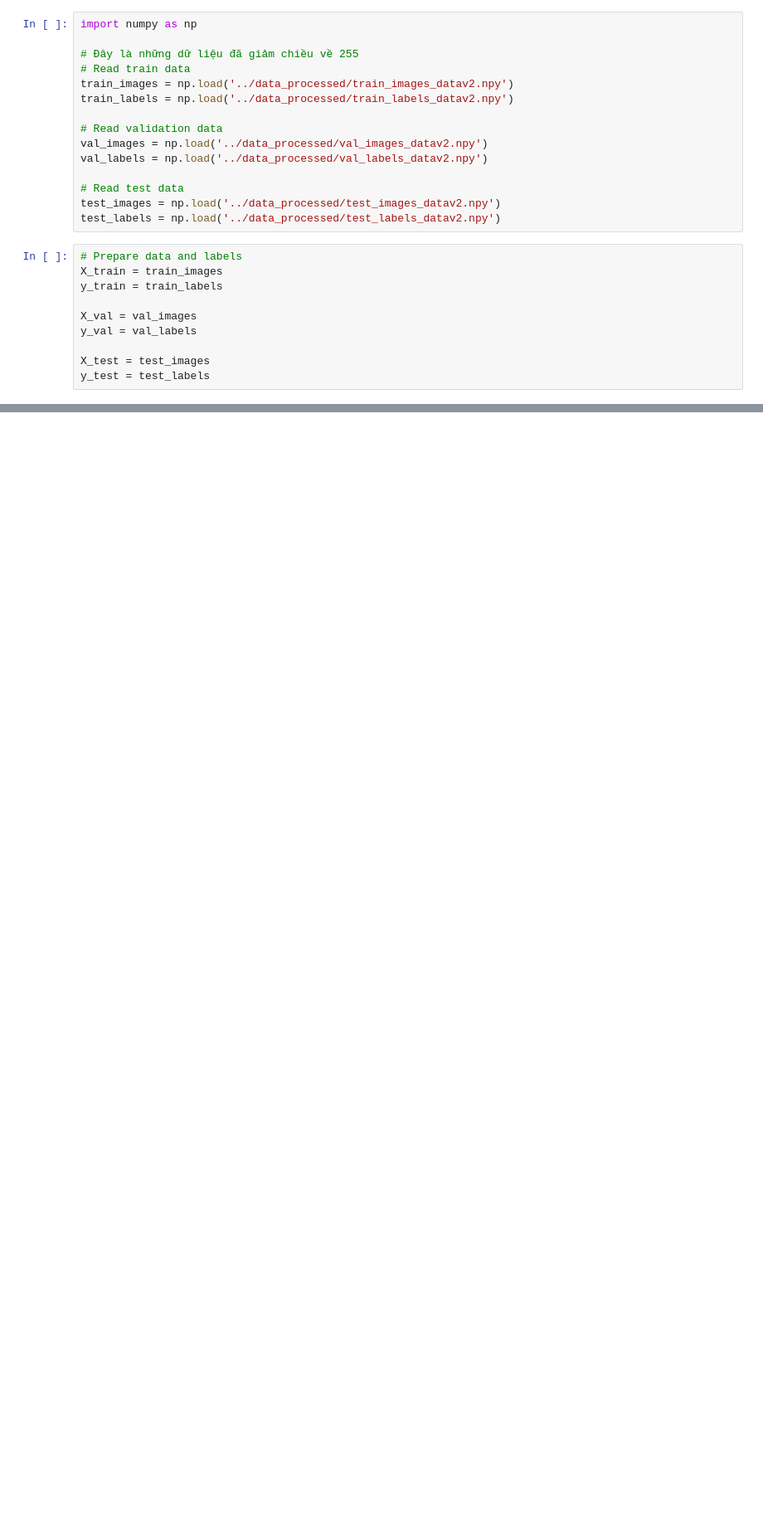
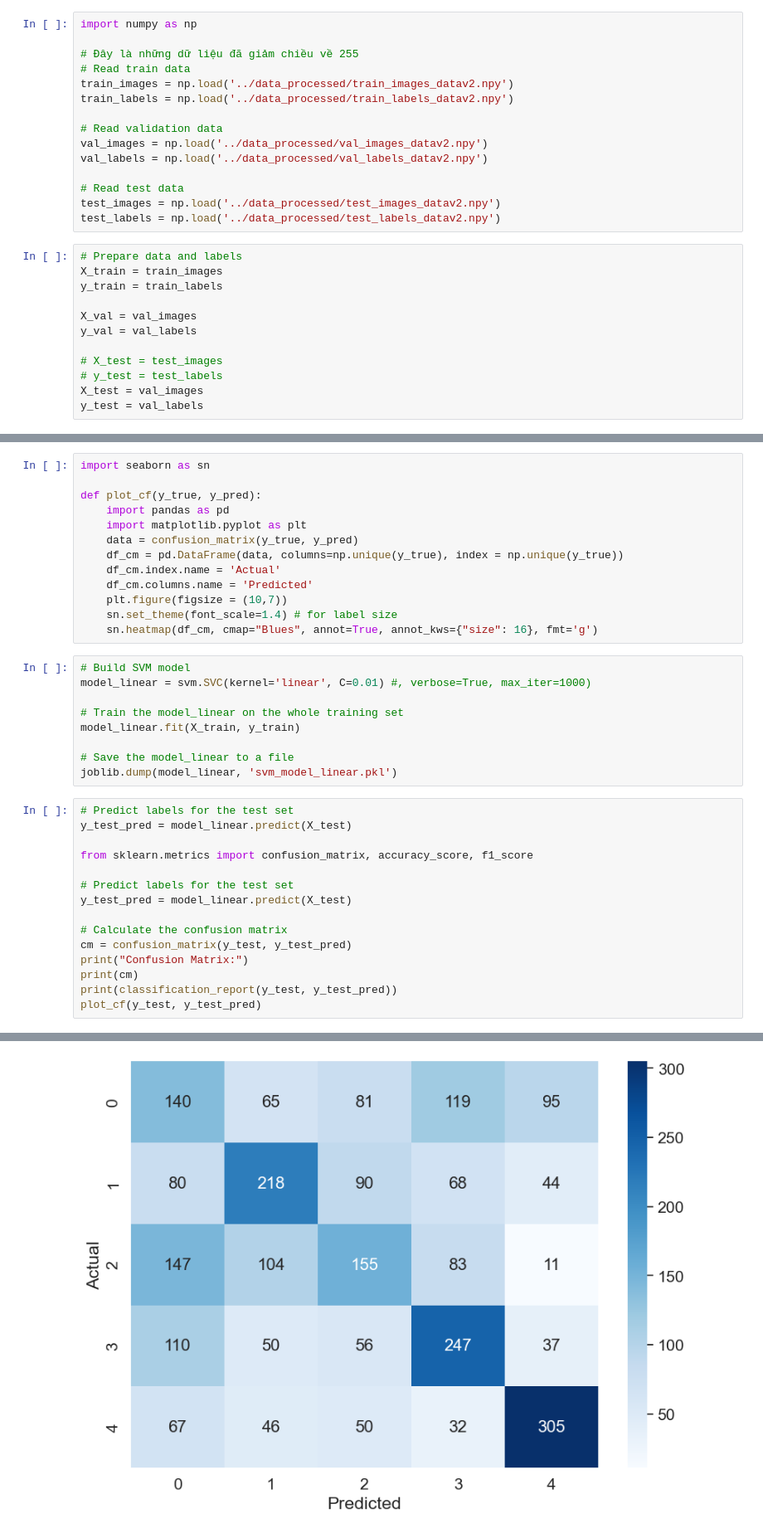
Before and after one commit to Harito97/AnimalClassifier, a Jupyter notebook: svm/svm.ipynb, the cells around one changed output, grey strips where cells are left out. Shown: that part at 83% size. Drawn from its saved outputs; the diff is of its cells as text; blank space fills up the shorter version.

```diff
--- a/svm/svm.ipynb
+++ b/svm/svm.ipynb
@@ -21,6 +21,8 @@ y_train = train_labels
 X_val = val_images
 y_val = val_labels
 
-X_test = test_images
-y_test = test_labels
+# X_test = test_images
+# y_test = test_labels
+X_test = val_images
+y_test = val_labels
 # %%
@@ -37,0 +35,38 @@ Note: you may need to restart the kernel to use updated packages.
+# %%
+import seaborn as sn
+
+def plot_cf(y_true, y_pred):
+    import pandas as pd
+    import matplotlib.pyplot as plt
+    data = confusion_matrix(y_true, y_pred)
+    df_cm = pd.DataFrame(data, columns=np.unique(y_true), index = np.unique(y_true))
+    df_cm.index.name = 'Actual'
+    df_cm.columns.name = 'Predicted'
+    plt.figure(figsize = (10,7))
+    sn.set_theme(font_scale=1.4) # for label size
+    sn.heatmap(df_cm, cmap="Blues", annot=True, annot_kws={"size": 16}, fmt='g')
+# %%
+# Build SVM model
+model_linear = svm.SVC(kernel='linear', C=0.01) #, verbose=True, max_iter=1000)
+
+# Train the model_linear on the whole training set
+model_linear.fit(X_train, y_train)
+
+# Save the model_linear to a file
+joblib.dump(model_linear, 'svm_model_linear.pkl')
+# %%
+# Predict labels for the test set
+y_test_pred = model_linear.predict(X_test)
+
+from sklearn.metrics import confusion_matrix, accuracy_score, f1_score
+
+# Predict labels for the test set
+y_test_pred = model_linear.predict(X_test)
+
+# Calculate the confusion matrix
+cm = confusion_matrix(y_test, y_test_pred)
+print("Confusion Matrix:")
+print(cm)
+print(classification_report(y_test, y_test_pred))
+plot_cf(y_test, y_test_pred)
+# %% [output]
@@ -38,2 +90,3 @@ Note: you may need to restart the kernel to use updated packages.
+[figure, added]
 # %%
 # Build SVM model
```
Also changed, not shown: parts of 13 cells of this notebook, 17 other files.
